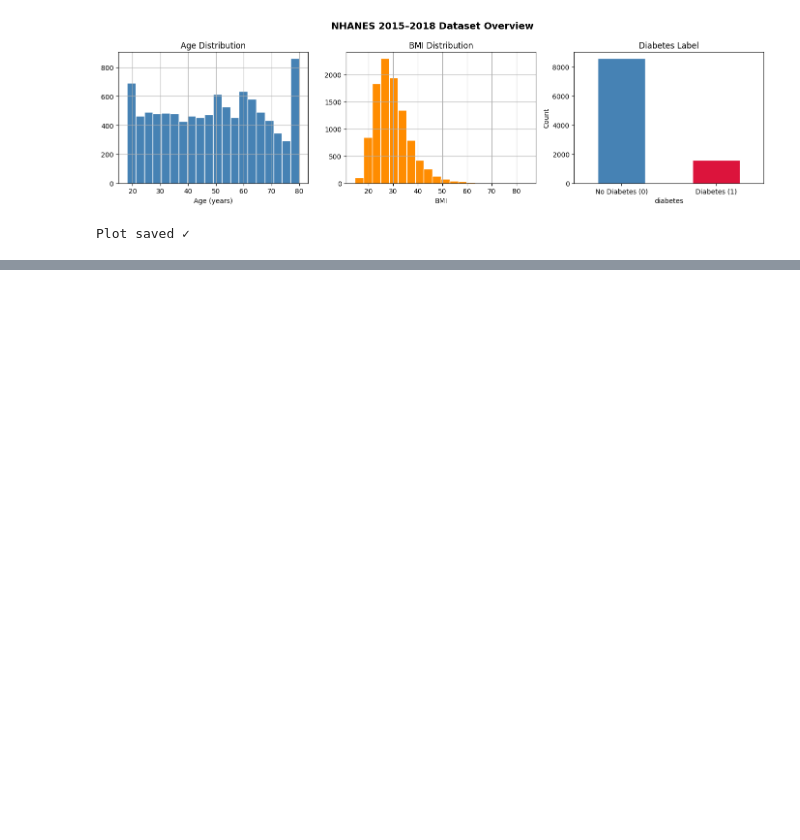
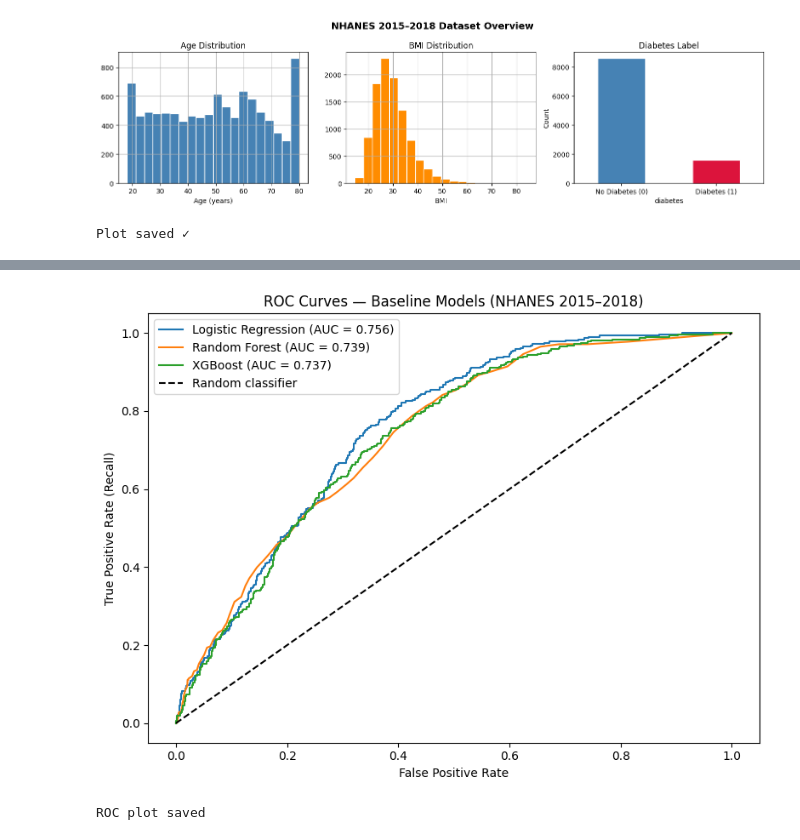
Before and after one commit to Baybeechristy/Early-Detection-of-Type-2-Diabetes-Using-ML-and-AI, a Jupyter notebook: early-detection-of-type-ii-diabetes-using-ml.ipynb, the cells around one changed output, grey strips where cells are left out. Saved outputs shown, nothing was run; the diff lists cells and outputs as text; code cells hidden in the pictures; blank space fills up the shorter version.

Commit message:
baseline models trained - LR AUC 0.756, RF 0.739, XGB 0.737 - LR selected

```diff
--- a/early-detection-of-type-ii-diabetes-using-ml.ipynb
+++ b/early-detection-of-type-ii-diabetes-using-ml.ipynb
@@ -186,0 +302,29 @@ Plot saved ✓
+# %%
+#ROC CURVES PLOT
+
+from sklearn.metrics import roc_curve
+
+plt.figure(figsize=(8, 6))
+
+for name, model in models.items():
+    if name == 'Logistic Regression':
+        y_pred_proba = model.predict_proba(X_test_scaled)[:, 1]
+    else:
+        y_pred_proba = model.predict_proba(X_test)[:, 1]
+
+    fpr, tpr, _ = roc_curve(y_test, y_pred_proba)
+    auc = roc_auc_score(y_test, y_pred_proba)
+    plt.plot(fpr, tpr, label=f'{name} (AUC = {auc:.3f})')
+
+plt.plot([0,1], [0,1], 'k--', label='Random classifier')
+plt.xlabel('False Positive Rate')
+plt.ylabel('True Positive Rate (Recall)')
+plt.title('ROC Curves — Baseline Models (NHANES 2015–2018)')
+plt.legend()
+plt.tight_layout()
+plt.savefig('roc_curves.png', dpi=150)
+plt.show()
+print("ROC plot saved")
+# %% [output]
+[figure, added]
+ROC plot saved
```
Also changed, not shown: parts of 14 cells of this notebook.
